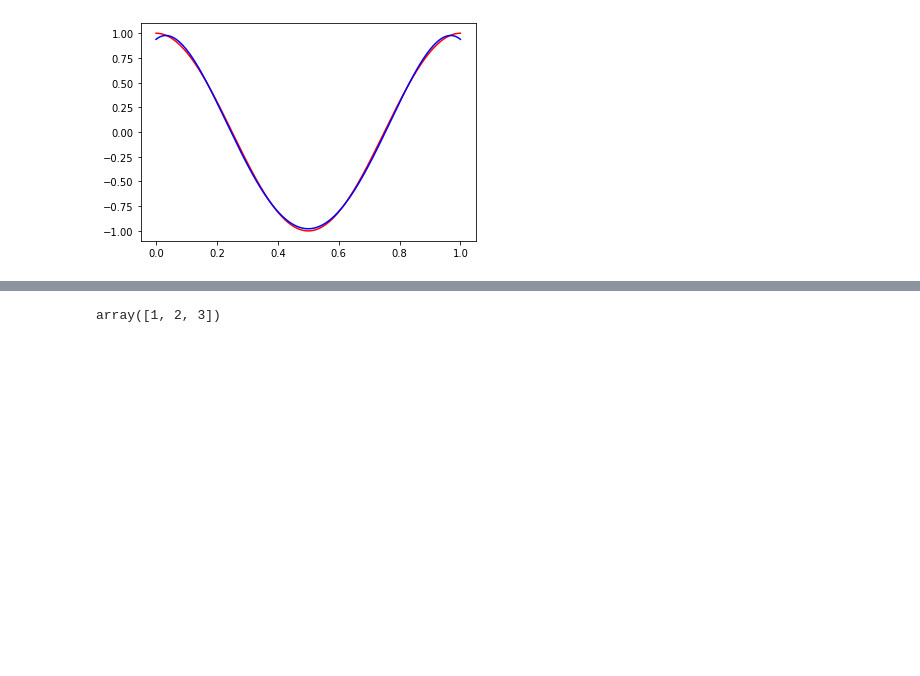
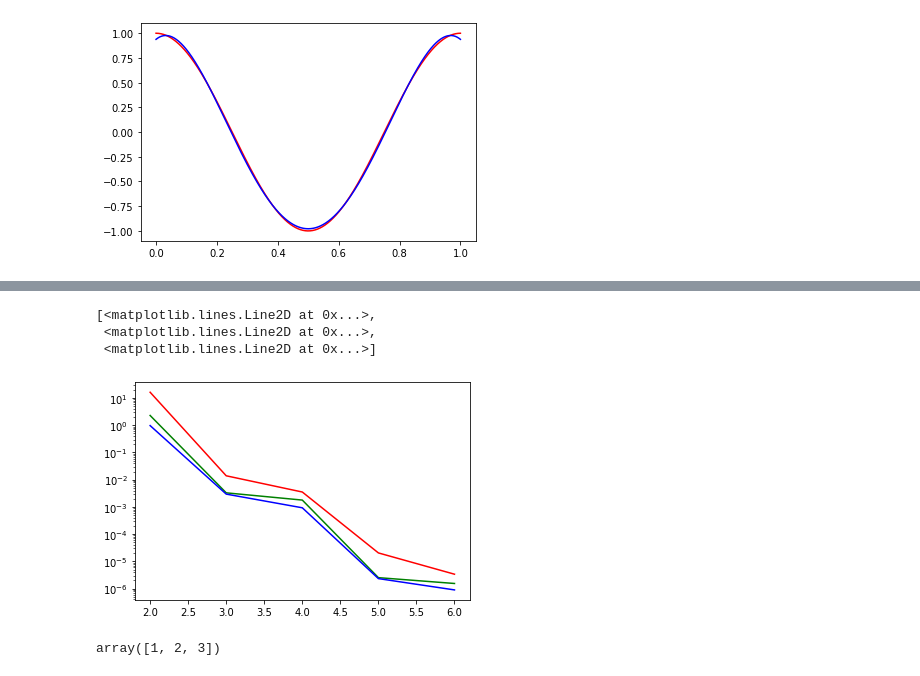
Before and after one commit to mjdioli/ma2501, a Jupyter notebook: Newer version.ipynb, the cells around one changed output, grey strips where cells are left out. Drawn from its saved outputs; the diff is of its cells as text; code cells hidden in the pictures; blank space fills up the shorter version.

```diff
--- a/Newer version.ipynb
+++ b/Newer version.ipynb
@@ -587,7 +565,7 @@ eta = np.linspace()
 for n in n_vals:
     x = np.linspace(0,1,n)
     cheb = phi([0, 1], chebyshev(n))
-    optimal, _, _ = new_gradient_descent(x, eta, [0,1], 0.1)
+    optimal, _, _ = new_gradient_descent(x, eta, [0,1], f_2)
 
     interp_equidistant =
     interp_chebishev =
@@ -616,0 +597,26 @@ for n in n_vals:
+# %%
+#Compare results for different values of n for runge
+n_vals = np.arange(2, 7, 1)
+
+error_equidistant=np.array([])
+error_chebishev = np.array([])
+error_optimised = np.array([])
+
+eta = np.linspace(-1, 1, 1000)
+
+#For lagrangian
+for n in n_vals:
+    print("This is n", n)
+    x = np.linspace(-1,1,n)
+    cheb = chebyshev(n)
+    optimal, _, = new_gradient_descent(x, eta, [-1,1], runge)
+    evalu = np.linspace(0,1, 100)
+
+    interp_equidistant = lagInterp(x, runge(x), evalu)
+    print(len(interp_equidistant))
+    interp_chebishev = lagInterp(cheb, runge(cheb), evalu)
+    interp_optimal = lagInterp(optimal, runge(optimal), evalu)
+
+    error_equidistant=np.append(error_equidistant, twoNorm(runge(evalu), interp_equidistant, [-1,1]))
+    error_chebishev =np.append(error_chebishev, twoNorm(runge(evalu), interp_chebishev, [-1,1]))
+    error_optimised =np.append(error_optimised, twoNorm(runge(evalu), interp_optimal, [-1,1]))
@@ -617 +641,8 @@ for n in n_vals:
+# %%
+plt.semilogy(n_vals, error_equidistant, 'r', n_vals, error_chebishev,'g', n_vals, error_optimised, 'b')
+# %% [output]
+[<matplotlib.lines.Line2D at 0x...>,
+ <matplotlib.lines.Line2D at 0x...>,
+ <matplotlib.lines.Line2D at 0x...>]
+[figure, added]
 # %%
```
Also changed, not shown: parts of 21 cells of this notebook.
